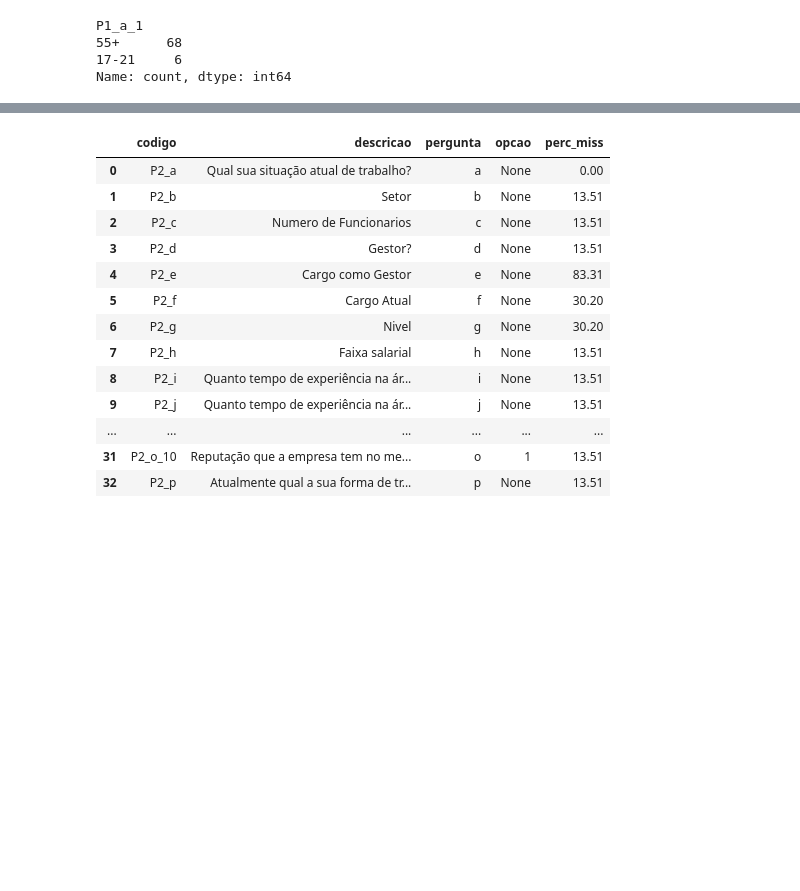
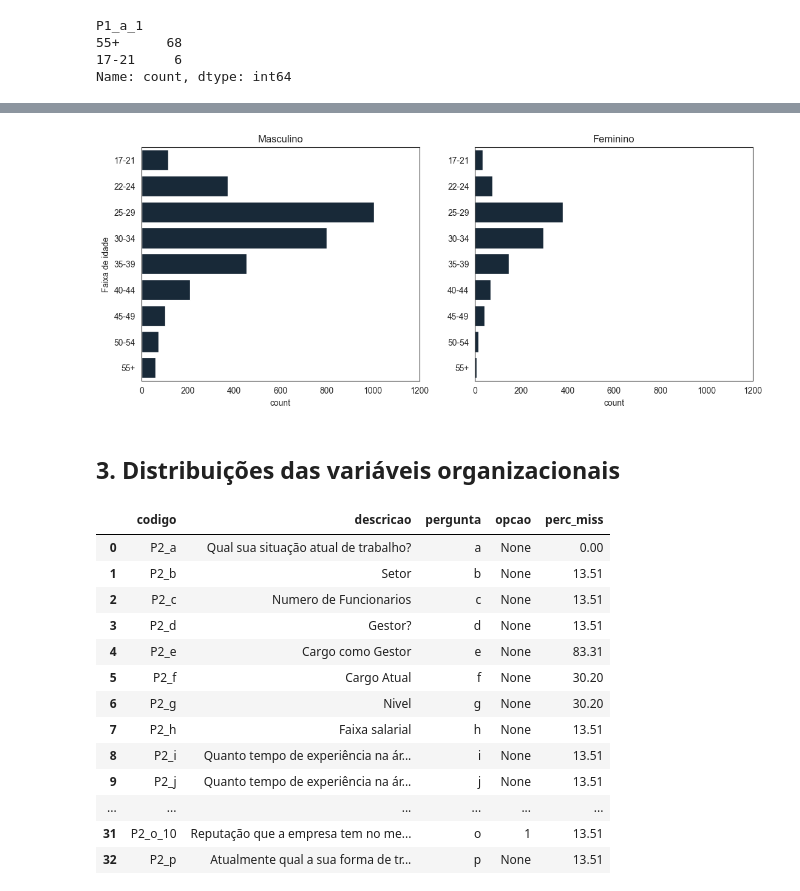
Before and after one commit to leticiafaria7/challenge-state-of-data, a Jupyter notebook: challenge-state-of-data.ipynb, the cells around one changed output, grey strips where cells are left out. Drawn from its saved outputs; the diff is of its cells as text; code cells hidden in the pictures; blank space fills up the shorter version.

```diff
--- a/challenge-state-of-data.ipynb
+++ b/challenge-state-of-data.ipynb
@@ -267,3 +328,43 @@ Name: count, dtype: int64
+# %%
+# criar uma figura e os subplots
+fig, axes = plt.subplots(1, 2, figsize = (13, 5))
+
+df = parte1[['P1_a_1', 'P1_b']].value_counts().to_frame().reset_index().sort_values('P1_a_1', ascending = True)
+
+# G1
+sns.barplot(x = 'count',
+            y = 'P1_a_1',
+            data = df[df['P1_b'] == 'Masculino'],
+            ax = axes[0],
+            orient = 'h',
+            palette = ['#13293d'])
+
+axes[0].set_title('Masculino')
+
+# G2
+sns.barplot(x = 'count',
+            y = 'P1_a_1',
+            data = df[df['P1_b'] == 'Feminino'],
+            ax = axes[1],
+            orient = 'h',
+            palette = ['#13293d'])
+
+axes[1].set_title('Feminino')
+
+# definir o mesmo limite do eixo x para ambos os gráficos
+axes[0].set_xlim(0, 1200)
+axes[1].set_xlim(0, 1200)
+
+# nome do eixo y
+axes[0].set_ylabel('Faixa de idade')
+axes[1].set_ylabel('')
+
+# exibir os gráficos
+plt.show()
+# %% [output]
+[figure, added]
+# %% [markdown]
+## 3. Distribuições das variáveis organizacionais
 # %%
 pd.set_option('display.max_colwidth', None)
 
```
Also changed, not shown: parts of 18 cells of this notebook.
